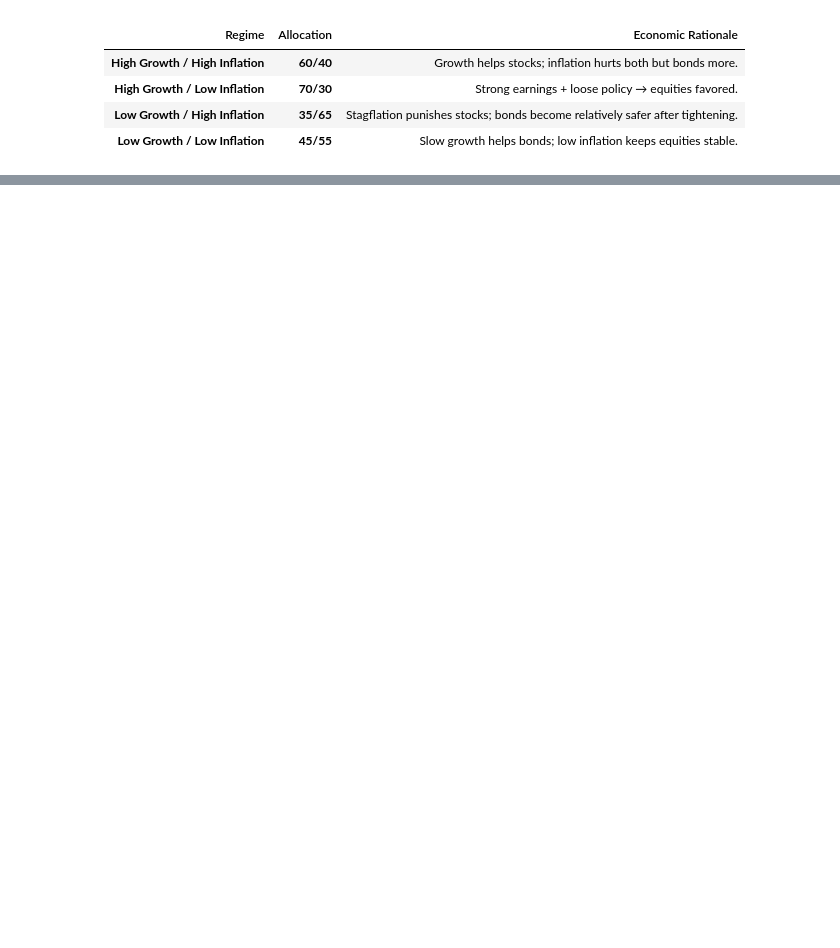
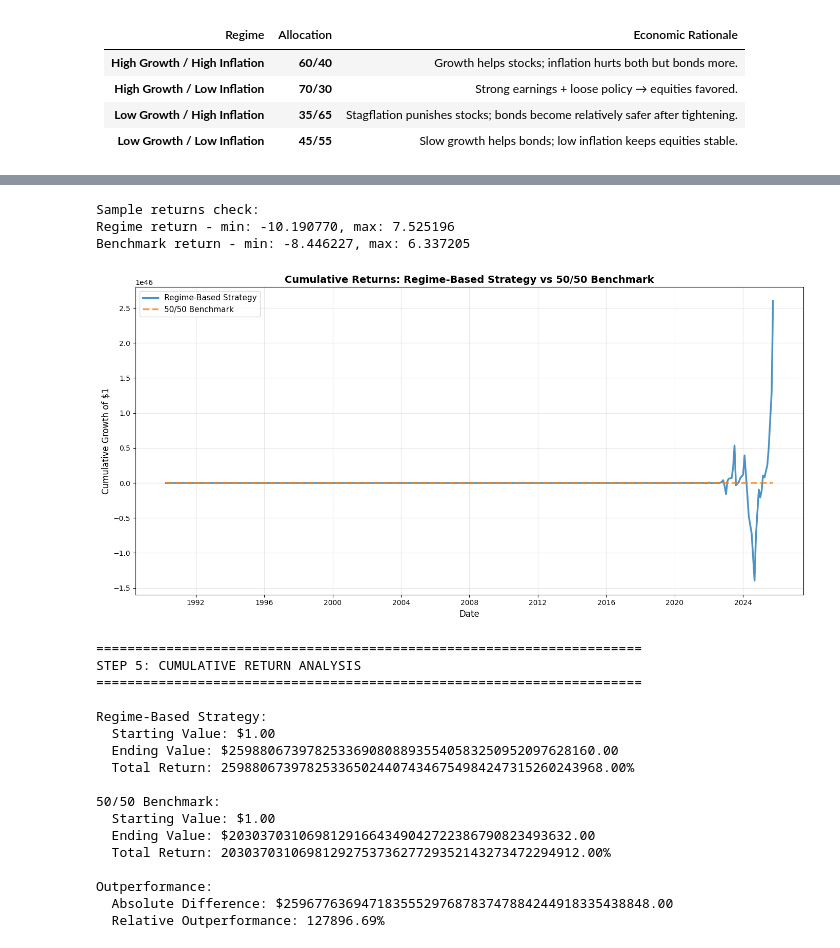
Before and after one commit to fvrarturo/mkt-regimes-pf-allocation, a Jupyter notebook: main_project/hailey testing/basic regime.ipynb, the cells around one changed output, grey strips where cells are left out. Saved outputs shown, nothing was run; the diff lists cells and outputs as text; code cells hidden in the pictures; blank space fills up the shorter version.

```diff
--- a/main_project/hailey testing/basic regime.ipynb
+++ b/main_project/hailey testing/basic regime.ipynb
@@ -474,0 +488,71 @@ Sharpe Ratio: 0.66
+# %%
+# STEP 5: Calculate and plot cumulative returns
+
+# First, let's check the returns to understand their scale
+print("Sample returns check:")
+print(f"Regime return - min: {df_strategy['regime_portfolio_return'].min():.6f}, max: {df_strategy['regime_portfolio_return'].max():.6f}")
+print(f"Benchmark return - min: {df_strategy['benchmark_return'].min():.6f}, max: {df_strategy['benchmark_return'].max():.6f}")
+
+# Calculate cumulative returns properly
+# Make sure returns are in decimal form (e.g., 0.01 for 1% return)
+df_strategy['regime_cumulative_return'] = (1 + df_strategy['regime_portfolio_return']).cumprod()
+df_strategy['benchmark_cumulative_return'] = (1 + df_strategy['benchmark_return']).cumprod()
+
+# Create figure
+fig, ax = plt.subplots(figsize=(14, 7))
+
+# Plot cumulative returns
+ax.plot(df_strategy['date'], df_strategy['regime_cumulative_return'], label='Regime-Based Strategy', linewidth=2.5, alpha=0.8, color='#1f77b4')
+ax.plot(df_strategy['date'], df_strategy['benchmark_cumulative_return'], label='50/50 Benchmark', linewidth=2.5, linestyle='--', alpha=0.8, color='#ff7f0e')
+
+ax.set_xlabel('Date', fontsize=12)
+ax.set_ylabel('Cumulative Growth of $1', fontsize=12)
+ax.set_title('Cumulative Returns: Regime-Based Strategy vs 50/50 Benchmark', fontsize=14, fontweight='bold')
+ax.legend(fontsize=11, loc='upper left')
+ax.grid(True, alpha=0.3)
+
+plt.tight_layout()
+plt.show()
+
+# Calculate final cumulative returns
+regime_final_cumulative = df_strategy['regime_cumulative_return'].iloc[-1]
+benchmark_final_cumulative = df_strategy['benchmark_cumulative_return'].iloc[-1]
+
+print(f"\n{'='*70}")
+print(f"STEP 5: CUMULATIVE RETURN ANALYSIS")
+print(f"{'='*70}")
+print(f"\nRegime-Based Strategy:")
+print(f"  Starting Value: $1.00")
+print(f"  Ending Value: ${regime_final_cumulative:.2f}")
+print(f"  Total Return: {(regime_final_cumulative - 1) * 100:.2f}%")
+
+print(f"\n50/50 Benchmark:")
+print(f"  Starting Value: $1.00")
+print(f"  Ending Value: ${benchmark_final_cumulative:.2f}")
+print(f"  Total Return: {(benchmark_final_cumulative - 1) * 100:.2f}%")
+
+print(f"\nOutperformance:")
+print(f"  Absolute Difference: ${regime_final_cumulative - benchmark_final_cumulative:.2f}")
+print(f"  Relative Outperformance: {((regime_final_cumulative / benchmark_final_cumulative) - 1) * 100:.2f}%")
+# %% [output]
+Sample returns check:
+Regime return - min: -10.190770, max: 7.525196
+Benchmark return - min: -8.446227, max: 6.337205
+[figure, added]
+======================================================================
+STEP 5: CUMULATIVE RETURN ANALYSIS
+======================================================================
+
+Regime-Based Strategy:
+  Starting Value: $1.00
+  Ending Value: $25988067397825336908088935540583250952097628160.00
+  Total Return: 2598806739782533650244074346754984247315260243968.00%
+
+50/50 Benchmark:
+  Starting Value: $1.00
+  Ending Value: $20303703106981291664349042722386790823493632.00
+  Total Return: 2030370310698129275373627729352143273472294912.00%
+
+Outperformance:
+  Absolute Difference: $25967763694718355529768783747884244918335438848.00
+  Relative Outperformance: 127896.69%
```
Also changed, not shown: parts of 7 cells of this notebook, 2 other files.
